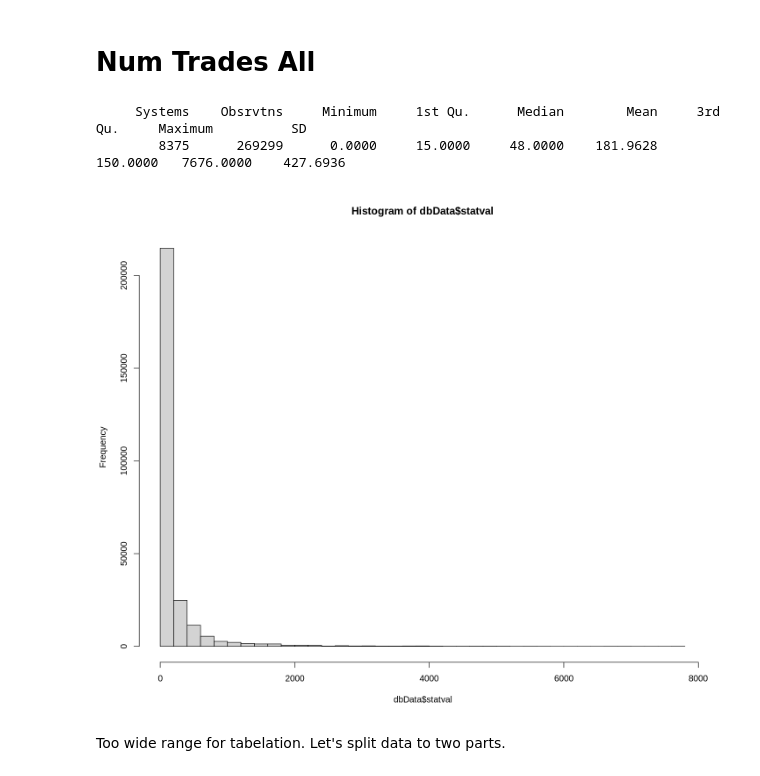
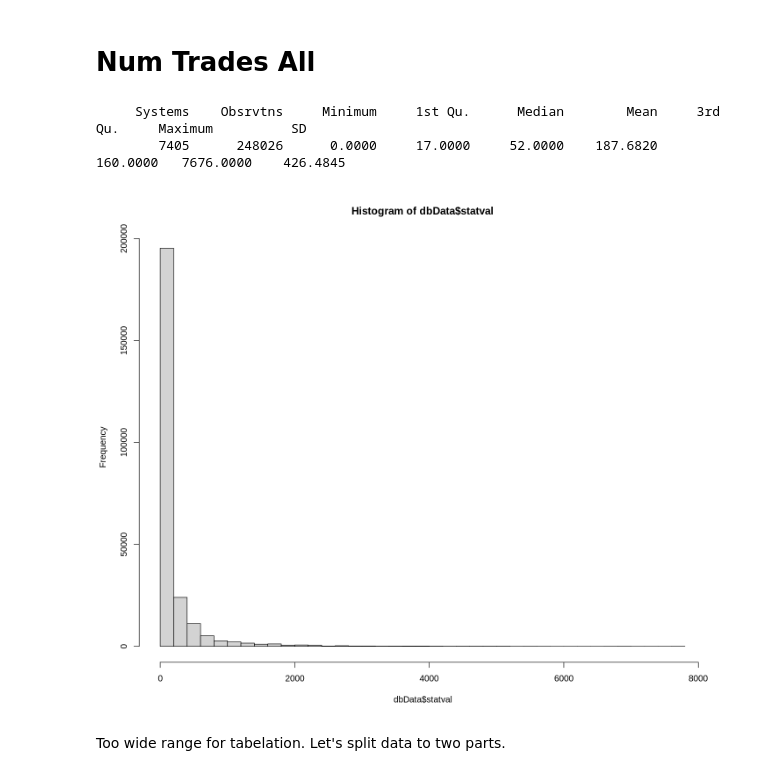
Before and after one commit to collective2/StrategyStats, a Jupyter notebook: Mtrc01_NumTradesAll.ipynb, the cells around one changed output. Cells and saved outputs as stored; diff of their text form; code cells hidden in the pictures.

```diff
--- a/Mtrc01_NumTradesAll.ipynb
+++ b/Mtrc01_NumTradesAll.ipynb
@@ -5,13 +5,13 @@ source("JupyterUtils.R")
 source("C2ScoreHypothesisPresentation.R")
 # %%
 # What data we have.
-dbData = getC2ScoreDbData("select systemid, YYYYMMDD, statval from historical_stats_modern where statname='numtrades'")
+dbData = getC2ScoreDbData("select systemid, date, statval from historical_stats_modern where statname='numtrades'")
 overview(dbData)
 hist(dbData$statval,breaks=50)
 # %% [output]
      Systems    Obsrvtns     Minimum     1st Qu.      Median        Mean     3rd Qu.     Maximum          SD
-        8375      269299      0.0000     15.0000     48.0000    181.9628    150.0000   7676.0000    427.6936
+        7405      248026      0.0000     17.0000     52.0000    187.6820    160.0000   7676.0000    426.4845
-[figure, old version]
+[figure, new version]
 # %% [markdown]
 Too wide range for tabelation. Let's split data to two parts.
 # %%
```
Also changed, not shown: parts of 15 cells of this notebook, 33 other files.
